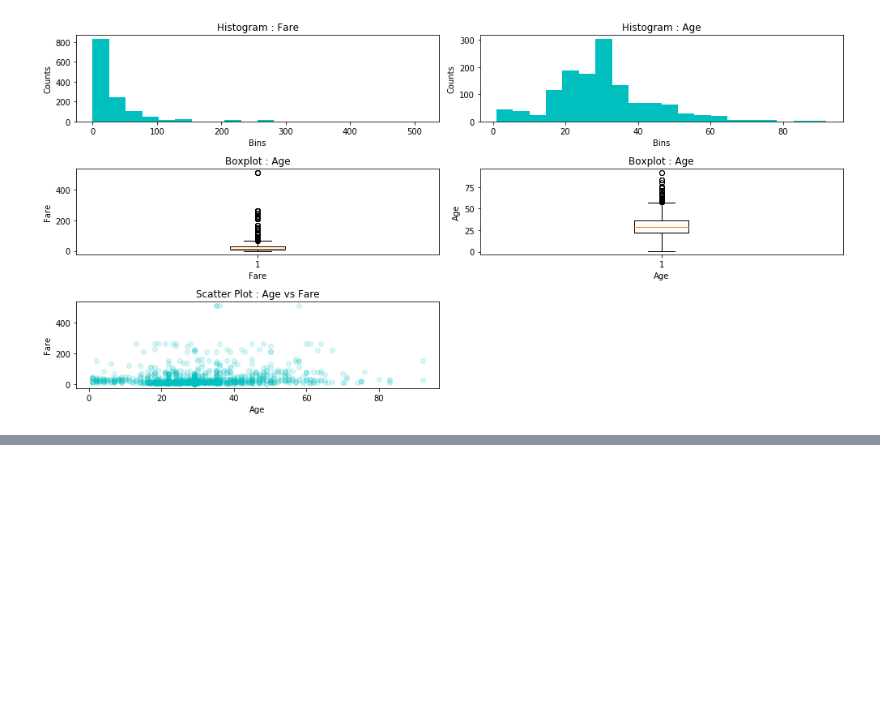
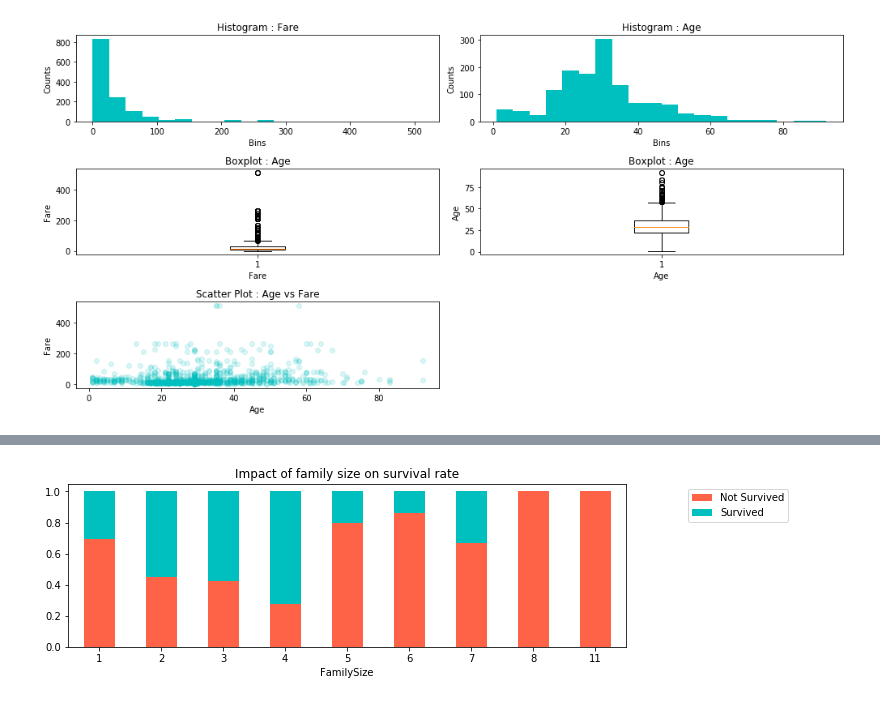
Before and after one commit to MildoCentaur/titanic-ds-python, a Jupyter notebook: titanic-ds-python/notebooks/Exploring data with Pandas.ipynb, the cells around one changed output, grey strips where cells are left out. Saved outputs shown, nothing was run; the diff lists cells and outputs as text; code cells hidden in the pictures; blank space fills up the shorter version.

```diff
--- a/titanic-ds-python/notebooks/Exploring data with Pandas.ipynb
+++ b/titanic-ds-python/notebooks/Exploring data with Pandas.ipynb
@@ -1775,0 +1803,5 @@ FamilySize
+# %%
+#Calculo la proporcion de supervivencia de cada familySize
+#de esta forma llevo todas las categorias a la misma escala!!! MUY IMPORTANTE!!!
+scaled_family_survived = family_survived.div(family_survived.sum(axis=1), axis=0)
+print (scaled_family_survived)
@@ -1775,0 +1820,9 @@ FamilySize
+# %%
+# Mix and Match
+f, ax = plt.subplots(figsize=(10,3))
+ax.set_title('Impact of family size on survival rate')
+scaled_family_survived.plot(kind='bar', stacked=True, color=['tomato','c'], ax=ax, rot=0)
+plt.legend(bbox_to_anchor=(1.3,1.0))
+plt.show()
+# %% [output]
+[figure, added]
```
Also changed, not shown: parts of 9 cells of this notebook, 7 other files.
